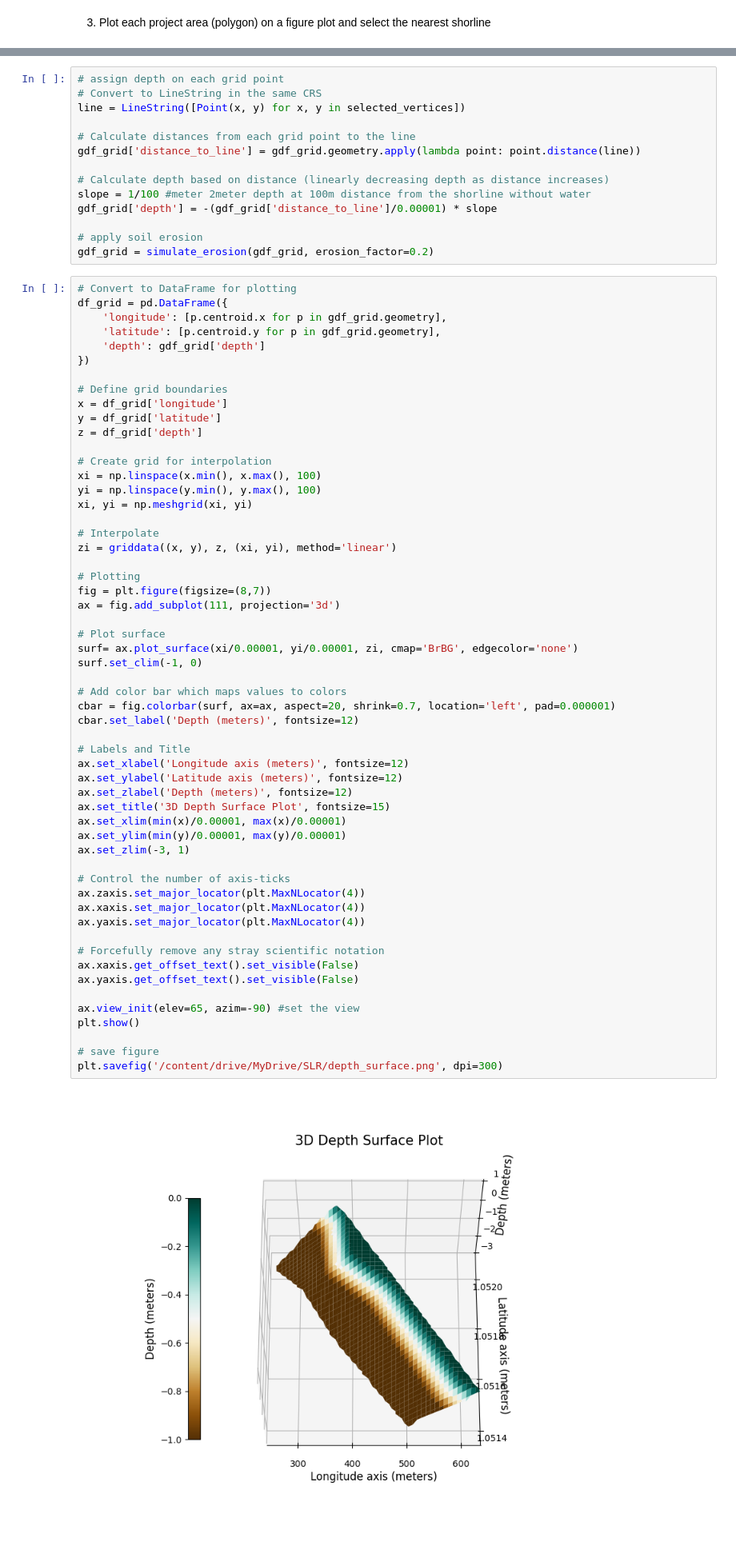
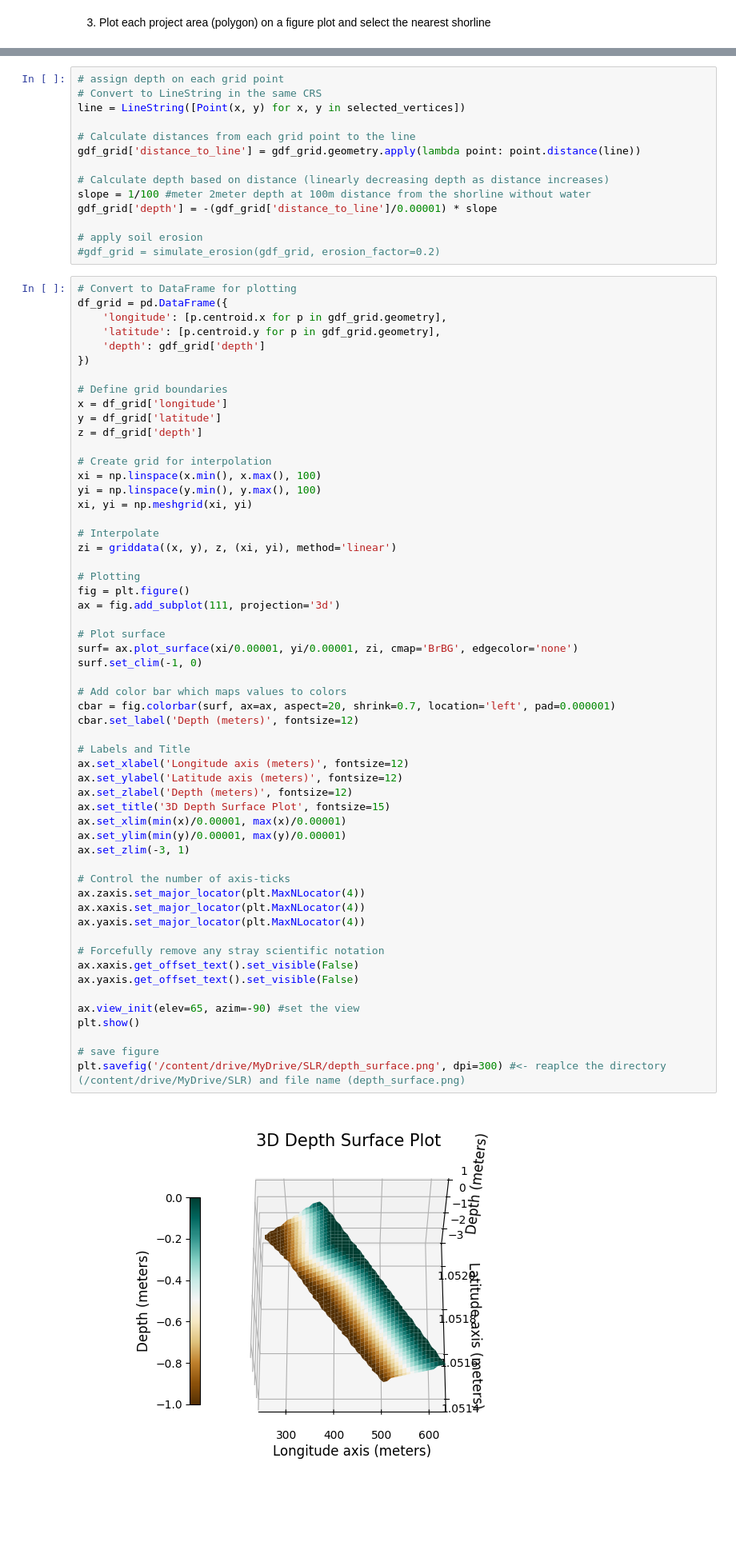
Before and after one commit to kimdonggyun/SLR, a Jupyter notebook: SLR.ipynb, the cells around one changed output, grey strips where cells are left out. Shown at 80% size. Drawn from its saved outputs; the diff is of its cells as text; blank space fills up the shorter version.

```diff
--- a/SLR.ipynb
+++ b/SLR.ipynb
@@ -355,7 +371,7 @@ slope = 1/100 #meter 2meter depth at 100m distance from the shorline without wat
 gdf_grid['depth'] = -(gdf_grid['distance_to_line']/0.00001) * slope
 
 # apply soil erosion
-gdf_grid = simulate_erosion(gdf_grid, erosion_factor=0.2)
+#gdf_grid = simulate_erosion(gdf_grid, erosion_factor=0.2)
 # %%
 # Convert to DataFrame for plotting
 df_grid = pd.DataFrame({
@@ -378,42 +394,42 @@ xi, yi = np.meshgrid(xi, yi)
 zi = griddata((x, y), z, (xi, yi), method='linear')
 
 # Plotting
-fig = plt.figure(figsize=(8,7))
+fig = plt.figure()
 ax = fig.add_subplot(111, projection='3d')
 
 # Plot surface
 surf= ax.plot_surface(xi/0.00001, yi/0.00001, zi, cmap='BrBG', edgecolor='none')
 surf.set_clim(-1, 0)
 
 # Add color bar which maps values to colors
 cbar = fig.colorbar(surf, ax=ax, aspect=20, shrink=0.7, location='left', pad=0.000001)
 cbar.set_label('Depth (meters)', fontsize=12)
 
 # Labels and Title
 ax.set_xlabel('Longitude axis (meters)', fontsize=12)
 ax.set_ylabel('Latitude axis (meters)', fontsize=12)
 ax.set_zlabel('Depth (meters)', fontsize=12)
 ax.set_title('3D Depth Surface Plot', fontsize=15)
 ax.set_xlim(min(x)/0.00001, max(x)/0.00001)
 ax.set_ylim(min(y)/0.00001, max(y)/0.00001)
 ax.set_zlim(-3, 1)
 
 # Control the number of axis-ticks
 ax.zaxis.set_major_locator(plt.MaxNLocator(4))
 ax.xaxis.set_major_locator(plt.MaxNLocator(4))
 ax.yaxis.set_major_locator(plt.MaxNLocator(4))
 
 # Forcefully remove any stray scientific notation
 ax.xaxis.get_offset_text().set_visible(False)
 ax.yaxis.get_offset_text().set_visible(False)
 
 ax.view_init(elev=65, azim=-90) #set the view
 plt.show()
 
 # save figure
-plt.savefig('/content/drive/MyDrive/SLR/depth_surface.png', dpi=300)
+plt.savefig('/content/drive/MyDrive/SLR/depth_surface.png', dpi=300) #<- reaplce the directory (/content/drive/MyDrive/SLR) and file name (depth_surface.png)
 # %% [output]
-[figure, old version]
+[figure, new version]
 # %%
 # calculate the sea level rise scenario each year
 years = np.arange(2020, 2121)
```
Also changed, not shown: parts of 7 cells of this notebook.
